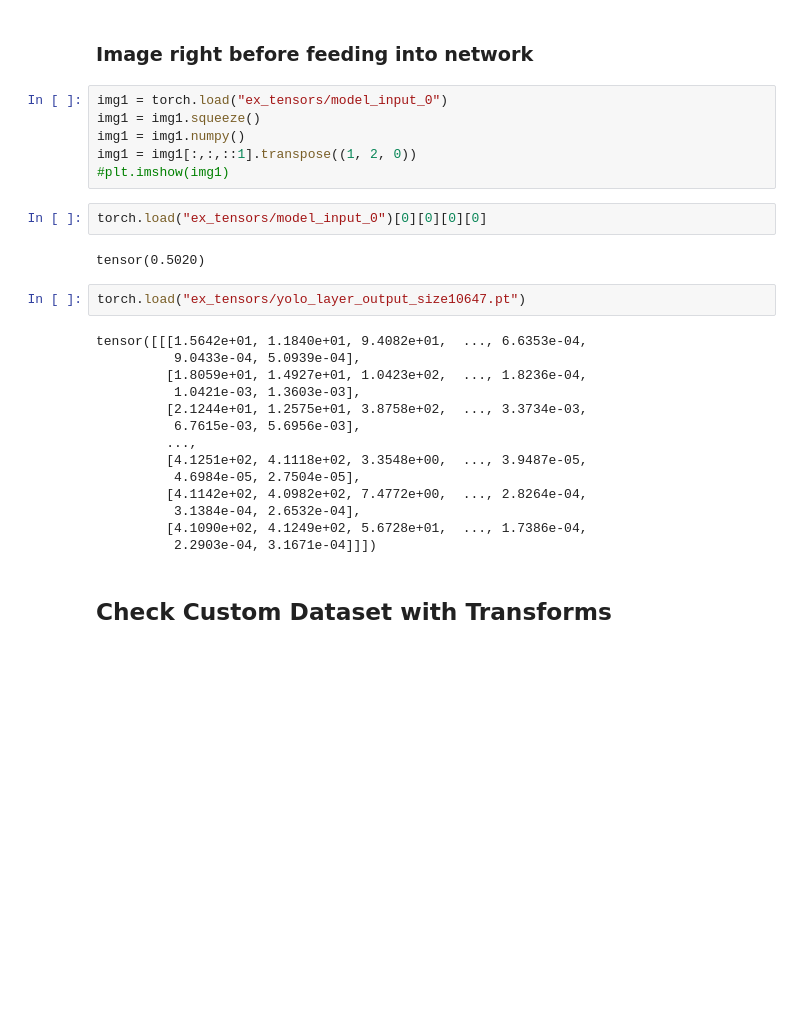
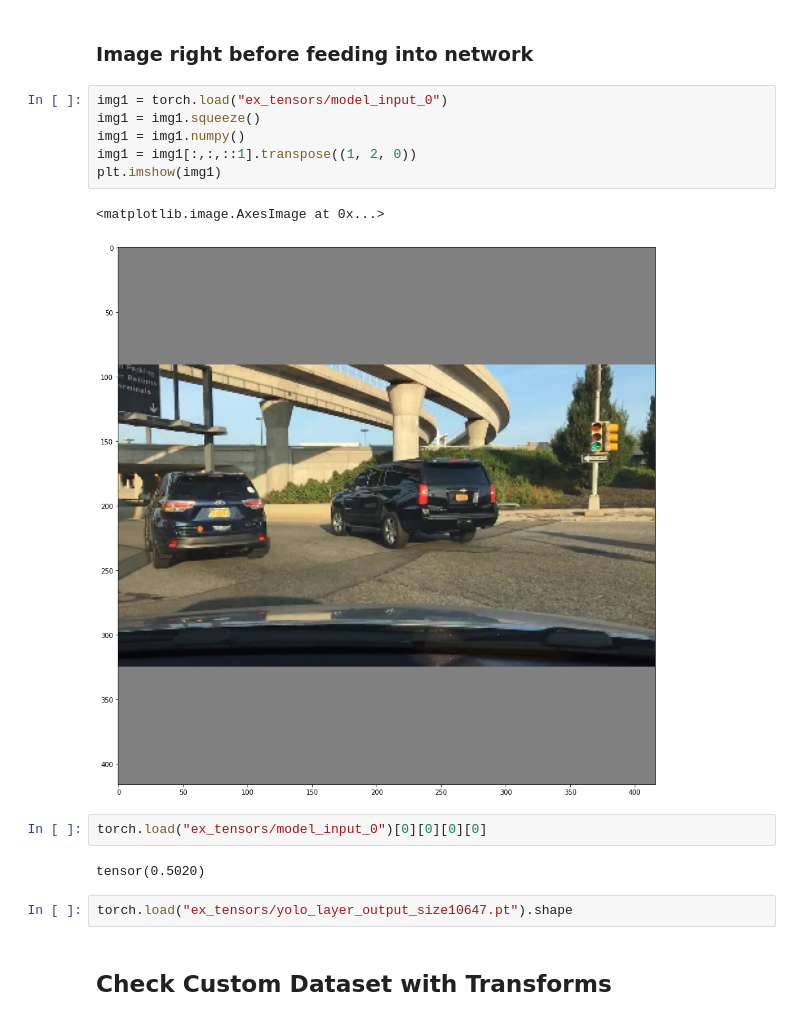
Before and after one commit to Hzye/MCAV_panoptic_perception_network, a Jupyter notebook: test_notebooks/train_testing.ipynb, the cells around one changed output. Cells and saved outputs as stored; diff of their text form; blank space fills up the shorter version.

```diff
--- a/test_notebooks/train_testing.ipynb
+++ b/test_notebooks/train_testing.ipynb
@@ -25,29 +25,18 @@ plt.rcParams['figure.figsize'] = [15,15]
 # %%
 img1 = torch.load("ex_tensors/model_input_0")
 img1 = img1.squeeze()
 img1 = img1.numpy()
 img1 = img1[:,:,::1].transpose((1, 2, 0))
-#plt.imshow(img1)
+plt.imshow(img1)
+# %% [output]
+<matplotlib.image.AxesImage at 0x...>
+[figure, added]
 # %%
 torch.load("ex_tensors/model_input_0")[0][0][0][0]
 # %% [output]
 tensor(0.5020)
 # %%
-torch.load("ex_tensors/yolo_layer_output_size10647.pt")
+torch.load("ex_tensors/yolo_layer_output_size10647.pt").shape
-# %% [output]
-tensor([[[1.5642e+01, 1.1840e+01, 9.4082e+01,  ..., 6.6353e-04,
-          9.0433e-04, 5.0939e-04],
-         [1.8059e+01, 1.4927e+01, 1.0423e+02,  ..., 1.8236e-04,
-          1.0421e-03, 1.3603e-03],
-         [2.1244e+01, 1.2575e+01, 3.8758e+02,  ..., 3.3734e-03,
-          6.7615e-03, 5.6956e-03],
-         ...,
-         [4.1251e+02, 4.1118e+02, 3.3548e+00,  ..., 3.9487e-05,
-          4.6984e-05, 2.7504e-05],
-         [4.1142e+02, 4.0982e+02, 7.4772e+00,  ..., 2.8264e-04,
-          3.1384e-04, 2.6532e-04],
-         [4.1090e+02, 4.1249e+02, 5.6728e+01,  ..., 1.7386e-04,
-          2.2903e-04, 3.1671e-04]]])
 # %% [markdown]
 ## Check Custom Dataset with Transforms
 # %%
```
Also changed, not shown: parts of 4 cells of this notebook, 1 other file.
